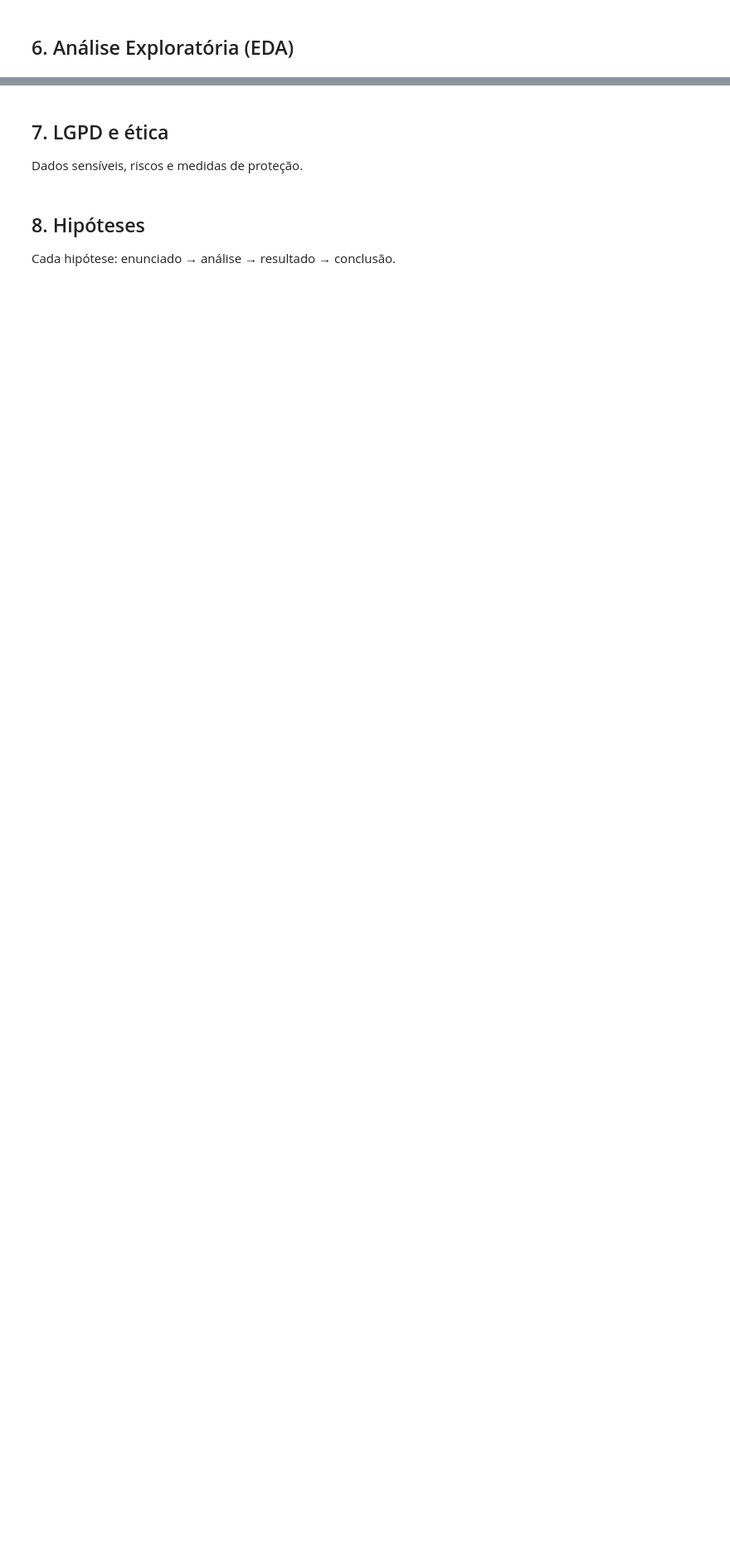
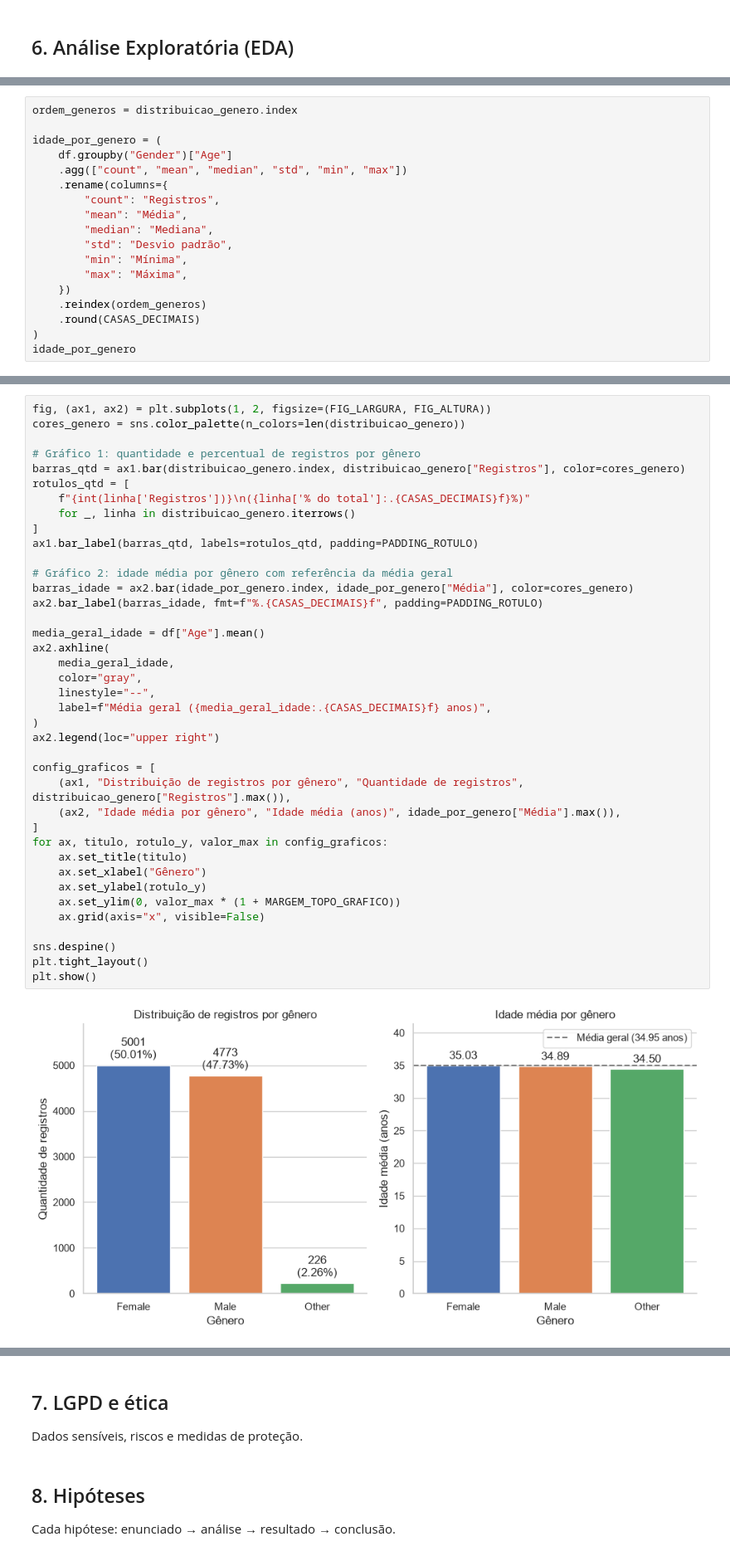
Before and after one commit to PedroGasquez/coffee_health, a Jupyter notebook: notebooks/analise_coffee_health.ipynb, the cells around one changed output, grey strips where cells are left out. Shown at 83% size. Drawn from its saved outputs; the diff is of its cells as text; blank space fills up the shorter version.

```diff
--- a/notebooks/analise_coffee_health.ipynb
+++ b/notebooks/analise_coffee_health.ipynb
@@ -291,0 +423,18 @@ Não é adequado preencher os vazios com a categoria mais frequente (`Mild`) nem
+# %%
+ordem_generos = distribuicao_genero.index
+
+idade_por_genero = (
+    df.groupby("Gender")["Age"]
+    .agg(["count", "mean", "median", "std", "min", "max"])
+    .rename(columns={
+        "count": "Registros",
+        "mean": "Média",
+        "median": "Mediana",
+        "std": "Desvio padrão",
+        "min": "Mínima",
+        "max": "Máxima",
+    })
+    .reindex(ordem_generos)
+    .round(CASAS_DECIMAIS)
+)
+idade_por_genero
@@ -291,0 +449,41 @@ Não é adequado preencher os vazios com a categoria mais frequente (`Mild`) nem
+# %%
+fig, (ax1, ax2) = plt.subplots(1, 2, figsize=(FIG_LARGURA, FIG_ALTURA))
+cores_genero = sns.color_palette(n_colors=len(distribuicao_genero))
+
+# Gráfico 1: quantidade e percentual de registros por gênero
+barras_qtd = ax1.bar(distribuicao_genero.index, distribuicao_genero["Registros"], color=cores_genero)
+rotulos_qtd = [
+    f"{int(linha['Registros'])}\n({linha['% do total']:.{CASAS_DECIMAIS}f}%)"
+    for _, linha in distribuicao_genero.iterrows()
+]
+ax1.bar_label(barras_qtd, labels=rotulos_qtd, padding=PADDING_ROTULO)
+
+# Gráfico 2: idade média por gênero com referência da média geral
+barras_idade = ax2.bar(idade_por_genero.index, idade_por_genero["Média"], color=cores_genero)
+ax2.bar_label(barras_idade, fmt=f"%.{CASAS_DECIMAIS}f", padding=PADDING_ROTULO)
+
+media_geral_idade = df["Age"].mean()
+ax2.axhline(
+    media_geral_idade,
+    color="gray",
+    linestyle="--",
+    label=f"Média geral ({media_geral_idade:.{CASAS_DECIMAIS}f} anos)",
+)
+ax2.legend(loc="upper right")
+
+config_graficos = [
+    (ax1, "Distribuição de registros por gênero", "Quantidade de registros", distribuicao_genero["Registros"].max()),
+    (ax2, "Idade média por gênero", "Idade média (anos)", idade_por_genero["Média"].max()),
+]
+for ax, titulo, rotulo_y, valor_max in config_graficos:
+    ax.set_title(titulo)
+    ax.set_xlabel("Gênero")
+    ax.set_ylabel(rotulo_y)
+    ax.set_ylim(0, valor_max * (1 + MARGEM_TOPO_GRAFICO))
+    ax.grid(axis="x", visible=False)
+
+sns.despine()
+plt.tight_layout()
+plt.show()
+# %% [output]
+[figure, added]
```
Also changed, not shown: parts of 97 cells of this notebook, 1 other file.
